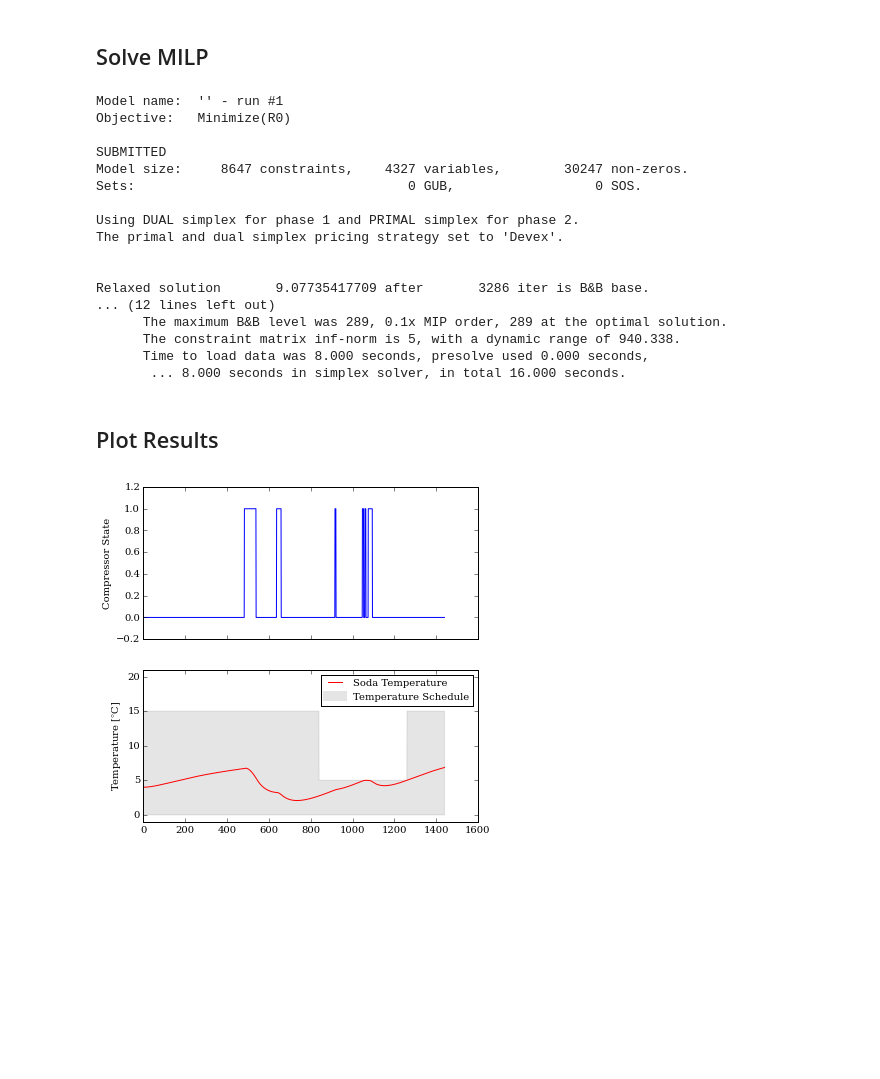
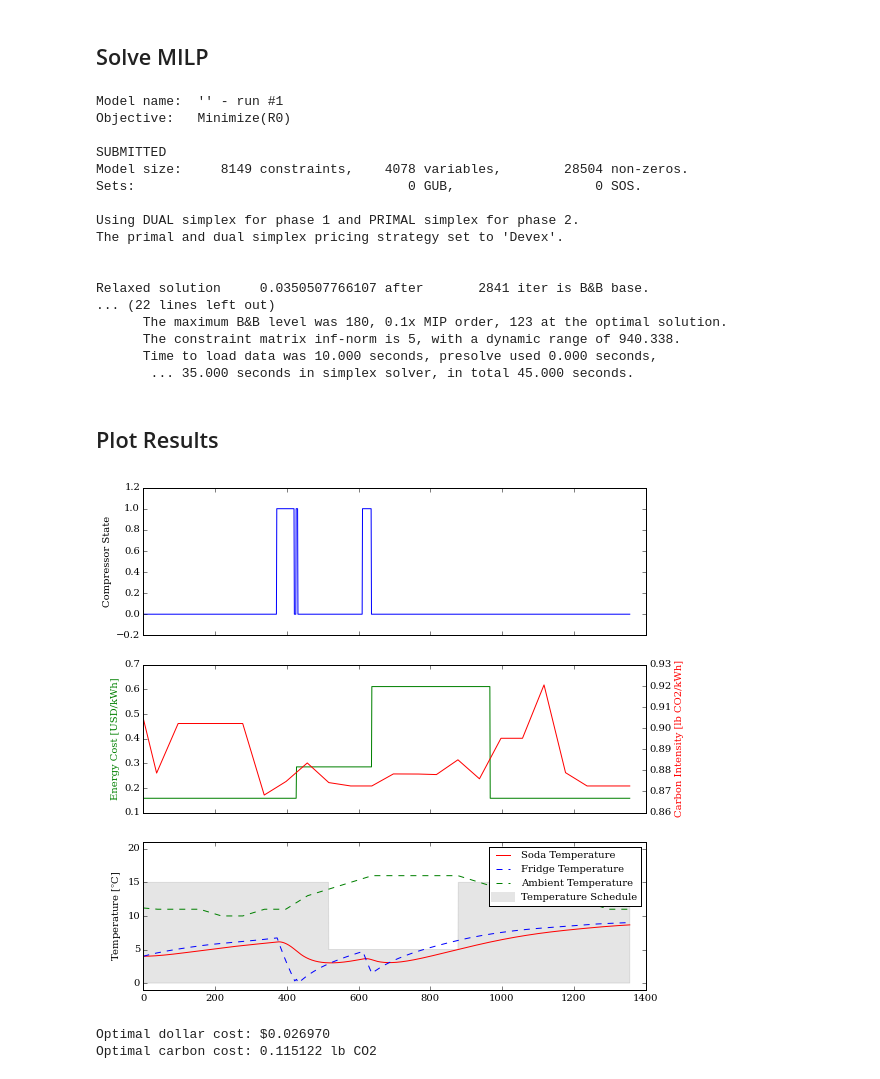
Before and after one commit to mroeschke/Fridge-Project, a Jupyter notebook: Optimization_Notes.ipynb, the cells around one changed output. Saved outputs shown, nothing was run; the diff lists cells and outputs as text; code cells hidden in the pictures; blank space fills up the shorter version.

```diff
--- a/Optimization_Notes.ipynb
+++ b/Optimization_Notes.ipynb
@@ -326,7 +341,6 @@ B_cont = np.array([[0,       0    ],
                   [p2,      p3   ]])
 
 # Create discrete-time matrices
-dt = 1 # Timestep length (1 min)
 X = np.zeros((4,4))
 X[0:2,0:2] = A_cont
 X[0:2,2:] = B_cont
@@ -396,7 +410,7 @@ for i in range(N):
     A_eq_fridge[i,Tf_index + i] = A_disc[1,1]
     A_eq_fridge[i,Tf_index + 1 + i] = -1.
     A_eq_fridge[i,Ts_index + i] = A_disc[1,0]
-    b_eq_fridge[i,0] = -B_disc[1,0]*T_amb[i,0]
+    b_eq_fridge[i,0] = -B_disc[1,0]*T_amb[i]
 # %% [markdown]
 ### Initial Conditions
 # %% [markdown]
@@ -569,7 +583,7 @@ b_soda_schedule_highbound = np.zeros((N,1))
 b_soda_schedule_lowbound = np.zeros((N,1))
 
 for i in range(len(hour_vector)):
-    if hour_vector[i,0] >= 10 and hour_vector[i,0] <= 16: #between 10am and 4pm
+    if hour_vector[i] >= 10 and hour_vector[i] <= 16: #between 10am and 4pm
             b_soda_schedule_highbound[i,0] = T_high_on
             b_soda_schedule_lowbound[i,0] = -T_low_on
     else:
@@ -610,48 +624,62 @@ b1 = np.concatenate((b_eq, b), axis=0)[:,0].tolist()
 e = np.zeros((eq_const + ineq_const))
 e[eq_const:] = -1
 e = e.tolist()
-f = RS.tolist()
-[obj,x,duals] = lp_solve_alt(f=f,a=a1,b=b1,e=e,xbool=boolVars,scalemode=1,quick=True)
+[obj,x,duals] = lp_solve_alt(f=f.tolist(),a=a1,b=b1,e=e,xbool=boolVars,scalemode=1,quick=True)
 # %% [output]
 Model name:  '' - run #1
 Objective:   Minimize(R0)
 
 SUBMITTED
-Model size:     8647 constraints,    4327 variables,        30247 non-zeros.
+Model size:     8149 constraints,    4078 variables,        28504 non-zeros.
 Sets:                                   0 GUB,                  0 SOS.
 
 Using DUAL simplex for phase 1 and PRIMAL simplex for phase 2.
 The primal and dual simplex pricing strategy set to 'Devex'.
 
 
-Relaxed solution       9.07735417709 after       3286 iter is B&B base.
-... (12 lines left out)
-      The maximum B&B level was 289, 0.1x MIP order, 289 at the optimal solution.
+Relaxed solution     0.0350507766107 after       2841 iter is B&B base.
+... (22 lines left out)
+      The maximum B&B level was 180, 0.1x MIP order, 123 at the optimal solution.
       The constraint matrix inf-norm is 5, with a dynamic range of 940.338.
-      Time to load data was 8.000 seconds, presolve used 0.000 seconds,
-       ... 8.000 seconds in simplex solver, in total 16.000 seconds.
+      Time to load data was 10.000 seconds, presolve used 0.000 seconds,
+       ... 35.000 seconds in simplex solver, in total 45.000 seconds.
 # %% [markdown]
 ## Plot Results
 # %%
 # Resultant States
 compressor_opt = x[:Tf_index]
 Tf_opt = x[Tf_index:Ts_index]
 Ts_opt = x[Ts_index:]
 
-fig, (axis) = plt.subplots(2,1, sharex=True)
-fig.set_size_inches(6,6)
+fig, (axis) = plt.subplots(3,1, sharex=True)
+fig.set_size_inches(9,9)
 t_1 = range(N)
 axis[0].plot(t_1,compressor_opt[5:],'b-')
 axis[0].set_ylabel('Compressor State')
 axis[0].set_ylim(-.2,1.2)
 
-axis[1].fill_between(t_1[:N], b_soda_schedule_highbound[:N,0], b_soda_schedule_lowbound[:N,0], alpha=0.1, color='k', label=r'Temp Bounds')
-axis[1].plot(t_1[:N],Ts_opt[:N],'r-', label='Soda Temperature')
-axis[1].set_ylabel(r'Temperature [$\degree$C]')
-axis[1].set_ylim(-1,21)
-axis[1].plot([], [], 'k-', label=r'Temperature Schedule', linewidth=10, alpha=0.1) ## Dummy plot for legend
-axis[1].legend(fontsize=10)
+axis[1].plot(t_1,dollars*(60./dt),'g-')
+axis[1].set_ylabel('Energy Cost [USD/kWh]', color='g')
+twin = axis[1].twinx()
+twin.plot(t_1,carbon*60/dt,'r-')
+twin.set_ylabel('Carbon Intensity [lb CO2/kWh]', color='r')
+
+axis[2].fill_between(t_1[:N], b_soda_schedule_highbound[:N,0], b_soda_schedule_lowbound[:N,0], alpha=0.1, color='k', label=r'Temp Bounds')
+axis[2].plot(t_1[:N],Ts_opt[:N],'r-', label='Soda Temperature')
+axis[2].plot(t_1[:N],Tf_opt[:N],'b--', label='Fridge Temperature')
+axis[2].plot(t_1,T_amb,'g--', label='Ambient Temperature')
+axis[2].set_ylabel(r'Temperature [$\degree$C]')
+axis[2].set_ylim(-1,21)
+axis[2].plot([], [], 'k-', label=r'Temperature Schedule', linewidth=10, alpha=0.1) ## Dummy plot for legend
+axis[2].legend(fontsize=10)
 
 plt.show()
+
+opt_dollars = np.vdot(x, f_dollars)
+opt_carbon = np.vdot(x, f_carbon)
+print('Optimal dollar cost: $%f' % opt_dollars)
+print('Optimal carbon cost: %f lb CO2' % opt_carbon)
 # %% [output]
-[figure, old version]
+[figure, new version]
+Optimal dollar cost: $0.026970
+Optimal carbon cost: 0.115122 lb CO2
```
Also changed, not shown: parts of 4 cells of this notebook.
